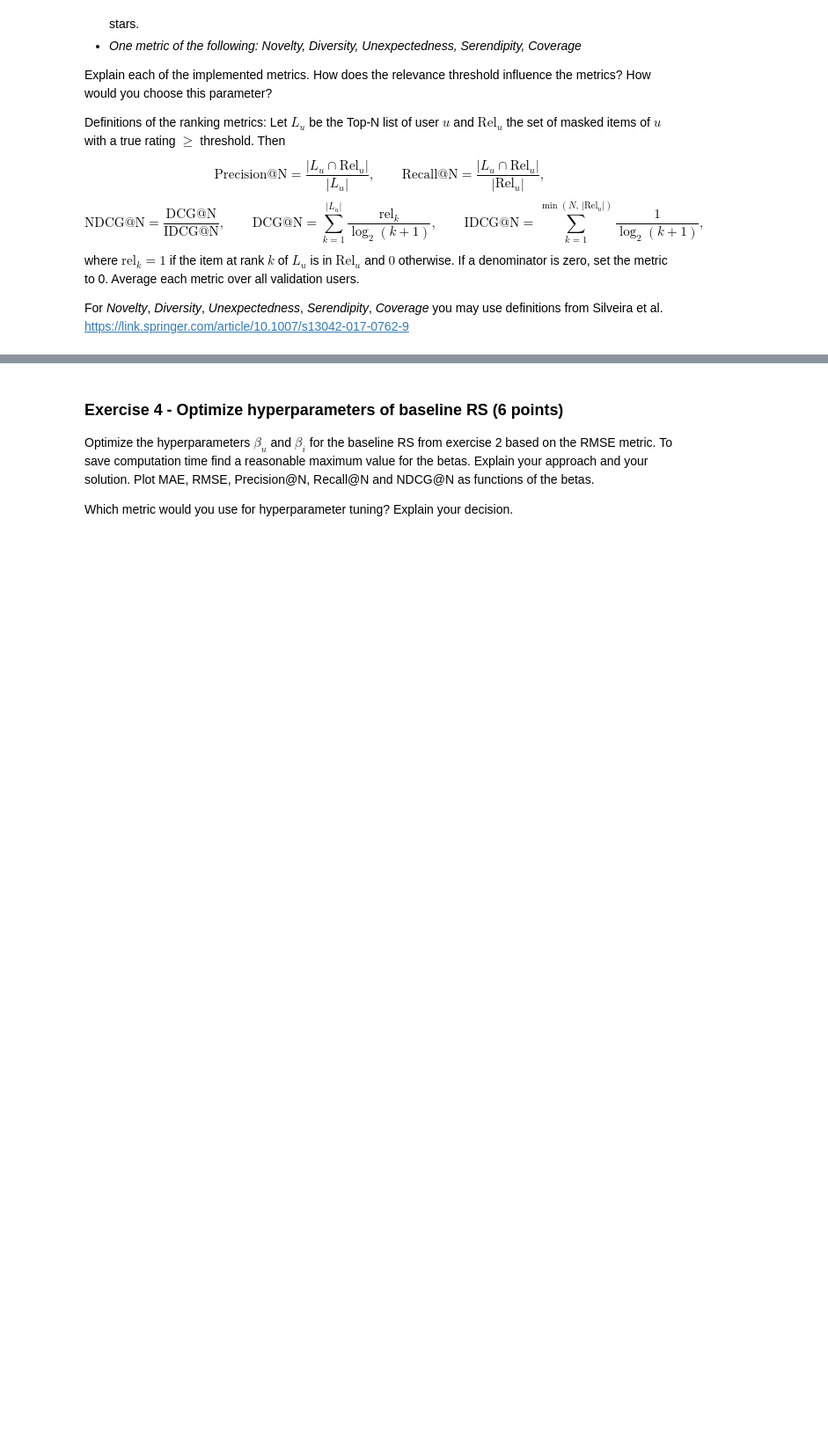
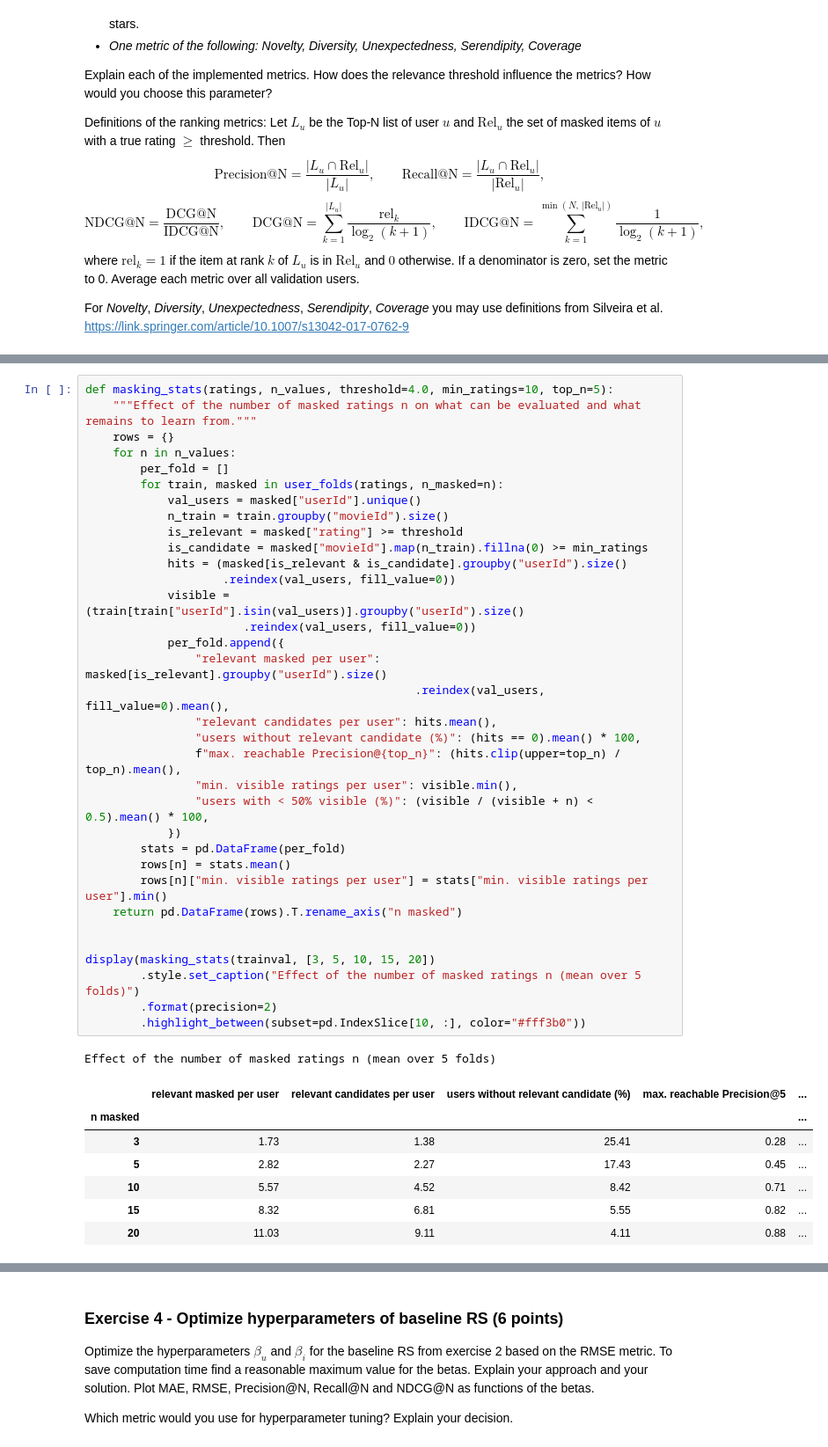
Before and after one commit to mischhart-bsc/recommender-systems, a Jupyter notebook: MiniChallenge/RSY_MiniChallenge_HS26.ipynb, the cells around one changed output, grey strips where cells are left out. Shown at 88% size. Drawn from its saved outputs; the diff is of its cells as text; blank space fills up the shorter version.

Commit message:
exercise 3 train/test split

```diff
--- a/MiniChallenge/RSY_MiniChallenge_HS26.ipynb
+++ b/MiniChallenge/RSY_MiniChallenge_HS26.ipynb
@@ -644,0 +775,43 @@ For *Novelty*, *Diversity*, *Unexpectedness*, *Serendipity*, *Coverage* you may
+# %%
+def masking_stats(ratings, n_values, threshold=4.0, min_ratings=10, top_n=5):
+    """Effect of the number of masked ratings n on what can be evaluated and what remains to learn from."""
+    rows = {}
+    for n in n_values:
+        per_fold = []
+        for train, masked in user_folds(ratings, n_masked=n):
+            val_users = masked["userId"].unique()
+            n_train = train.groupby("movieId").size()
+            is_relevant = masked["rating"] >= threshold
+            is_candidate = masked["movieId"].map(n_train).fillna(0) >= min_ratings
+            hits = (masked[is_relevant & is_candidate].groupby("userId").size()
+                    .reindex(val_users, fill_value=0))
+            visible = (train[train["userId"].isin(val_users)].groupby("userId").size()
+                       .reindex(val_users, fill_value=0))
+            per_fold.append({
+                "relevant masked per user": masked[is_relevant].groupby("userId").size()
+                                                .reindex(val_users, fill_value=0).mean(),
+                "relevant candidates per user": hits.mean(),
+                "users without relevant candidate (%)": (hits == 0).mean() * 100,
+                f"max. reachable Precision@{top_n}": (hits.clip(upper=top_n) / top_n).mean(),
+                "min. visible ratings per user": visible.min(),
+                "users with < 50% visible (%)": (visible / (visible + n) < 0.5).mean() * 100,
+            })
+        stats = pd.DataFrame(per_fold)
+        rows[n] = stats.mean()
+        rows[n]["min. visible ratings per user"] = stats["min. visible ratings per user"].min()
+    return pd.DataFrame(rows).T.rename_axis("n masked")
+
+
+display(masking_stats(trainval, [3, 5, 10, 15, 20])
+        .style.set_caption("Effect of the number of masked ratings n (mean over 5 folds)")
+        .format(precision=2)
+        .highlight_between(subset=pd.IndexSlice[10, :], color="#fff3b0"))
+# %% [output]
+Effect of the number of masked ratings n (mean over 5 folds)
+|  | relevant masked per user | relevant candidates per user | users without relevant candidate (%) | max. reachable Precision@5 | ... |
+| n masked |  |  |  |  | ... |
+| 3 | 1.73 | 1.38 | 25.41 | 0.28 | ... |
+| 5 | 2.82 | 2.27 | 17.43 | 0.45 | ... |
+| 10 | 5.57 | 4.52 | 8.42 | 0.71 | ... |
+| 15 | 8.32 | 6.81 | 5.55 | 0.82 | ... |
+| 20 | 11.03 | 9.11 | 4.11 | 0.88 | ... |
```
Also changed, not shown: parts of 5 cells of this notebook.
